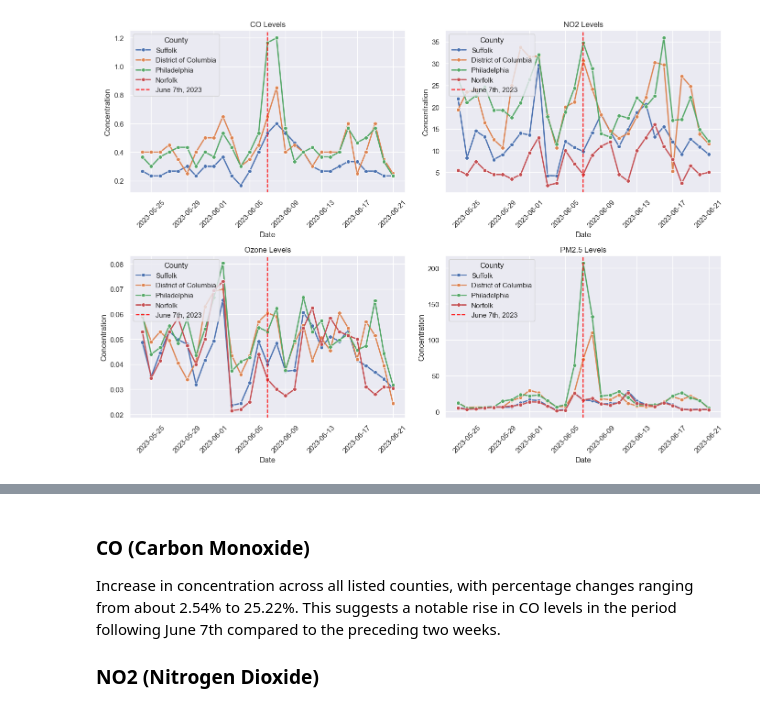
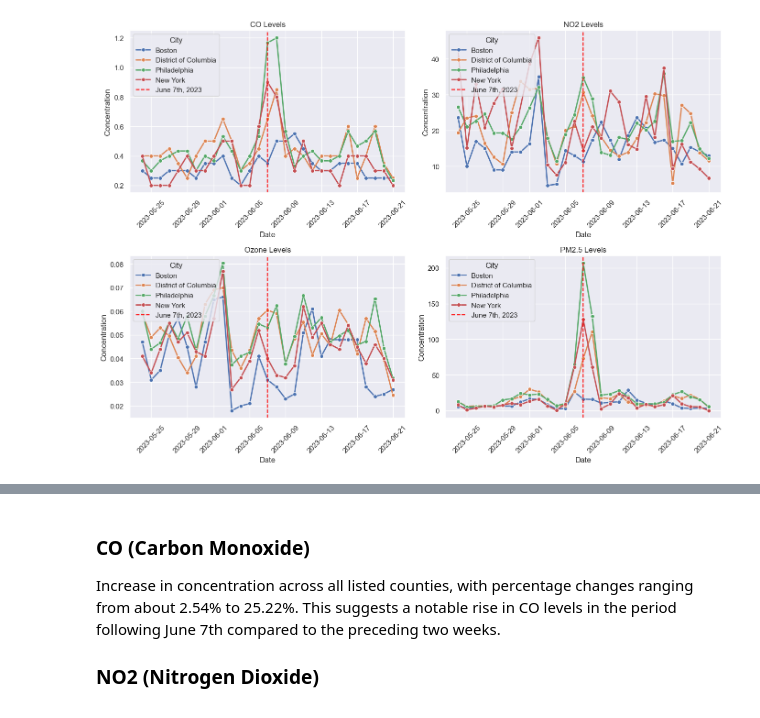
Before and after one commit to Normalitan/Air-Quality-and-Wildfire-Analysis-Project, a Jupyter notebook: EPA EDA.ipynb, the cells around one changed output, grey strips where cells are left out. Cells and saved outputs as stored; diff of their text form; code cells hidden in the pictures.

```diff
--- a/EPA EDA.ipynb
+++ b/EPA EDA.ipynb
@@ -19,8 +119,7 @@ philly_data = pd.read_csv('./Data/EPA/2.5/philly.csv')
 # %%
 # Concatenate datasets if they have consistent columns
-pm25_data = pd.concat([boston_data, dc_data, ny_data, philly_data], ignore_index=True)
-pm25_data['Date'] = pd.to_datetime(pm25_data['Date']) #  date to datetime
-pm25_data = pm25_data.sort_values(by='Date') # Sort by date
+combined_pm25_data['Date'] = pd.to_datetime(combined_pm25_data['Date']) #  date to datetime
+pm25_data = combined_pm25_data.sort_values(by='Date') # Sort by date
 
 columns_to_drop = ['Source', 'POC', 'Daily Obs Count', 'Percent Complete', 'AQS Parameter Code',
                    'AQS Parameter Description', 'Method Code', 'Method Description',
@@ -188,13 +141,22 @@ def process_data(df, pollutant, counties):
 
     conc_col = concentration_columns[pollutant]
 
-    df['Date'] = pd.to_datetime(df['Date'])
+    # Create a copy of the dataframe first
+    working_df = df.copy()
+
+    # Convert dates and rename Suffolk to Boston before filtering
+    working_df['Date'] = pd.to_datetime(working_df['Date'])
+    working_df.loc[working_df['County'] == 'Suffolk', 'County'] = 'Boston'
+
+    # Now filter with date range and counties
     start_date = pd.to_datetime('2023-05-24')
     end_date = pd.to_datetime('2023-06-21')
 
-    filtered_df = df[(df['Date'] >= start_date) &
-                     (df['Date'] <= end_date) &
-                     (df['County'].isin(counties))]
+    filtered_df = working_df[
+        (working_df['Date'] >= start_date) &
+        (working_df['Date'] <= end_date) &
+        (working_df['County'].isin(['Boston', 'District of Columbia', 'New York', 'Philadelphia']))
+    ]
 
     filtered_df = filtered_df.rename(columns={conc_col: 'Concentration'})
     filtered_df['Pollutant'] = pollutant
@@ -202,44 +164,45 @@ def process_data(df, pollutant, counties):
 
     return filtered_df.sort_values('Date')
 
-# Process each
+# Process each dataset
 co_processed = process_data(co_data, 'CO', counties_of_interest)
 no2_processed = process_data(no2_data, 'NO2', counties_of_interest)
 ozone_processed = process_data(ozone_data, 'Ozone', counties_of_interest)
 pm25_processed = process_data(pm25_data, 'PM2.5', counties_of_interest)
 
-# Combine all
+# Combine all processed datasets
 combined_data = pd.concat([co_processed, no2_processed, ozone_processed, pm25_processed], ignore_index=True)
-combined_data = combined_data[combined_data['County'].isin(counties_of_interest)]
+
+# Your existing plotting code will work after this
 # %%
 vertical_line_date = pd.Timestamp('2023-06-07')
 
 # unique pollutants and cities
 pollutants = combined_data['Pollutant'].unique()
 cities = combined_data['County'].unique()
 
 #2x2 subplot grid
 fig, axs = plt.subplots(2, 2, figsize=(14, 10))
 axs = axs.flatten()  # Flatten the 2D array of axes for easy iteration
 
 # Loop through each pollutant and create line sub plots
 for i, pollutant in enumerate(pollutants):
     pollutant_data = combined_data[combined_data['Pollutant'] == pollutant]
     for city in cities:
         city_data = pollutant_data[pollutant_data['County'] == city]
         sns.lineplot(data=city_data, x='Date', y='Concentration', marker='o', linewidth=2, ax=axs[i], label=city, errorbar=None)
 
     axs[i].set_title(f'{pollutant} Levels')
     axs[i].axvline(x=vertical_line_date, color='red', linestyle='--', label='June 7th, 2023')
     axs[i].set_xlabel('Date')
     axs[i].set_ylabel('Concentration')
     axs[i].tick_params(axis='x', rotation=45)
-    axs[i].legend(title='County', loc='upper left')
+    axs[i].legend(title='City', loc='upper left')
 
 plt.tight_layout()
 plt.show()
 # %% [output]
-[figure, old version]
+[figure, new version]
 # %%
 start_date = pd.Timestamp('2023-05-24')
 end_date = pd.Timestamp('2023-06-21')
```
Also changed, not shown: parts of 18 cells of this notebook.
